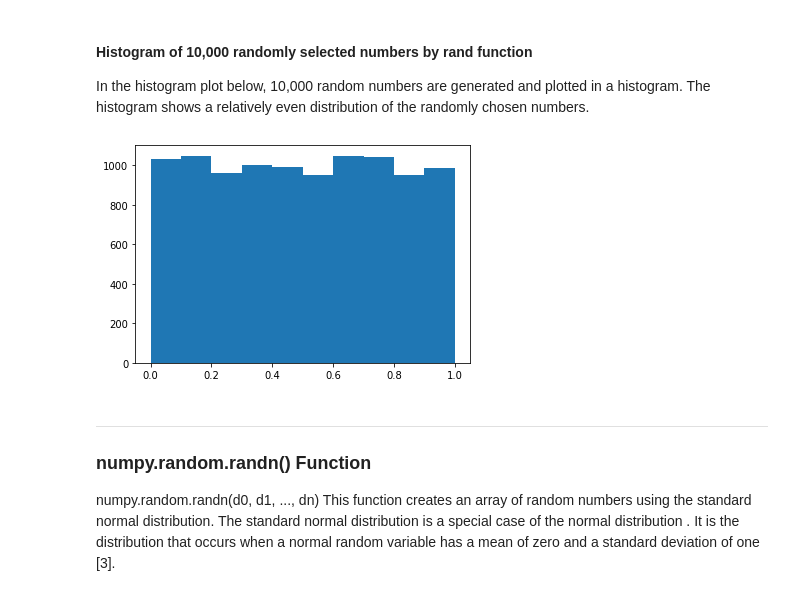
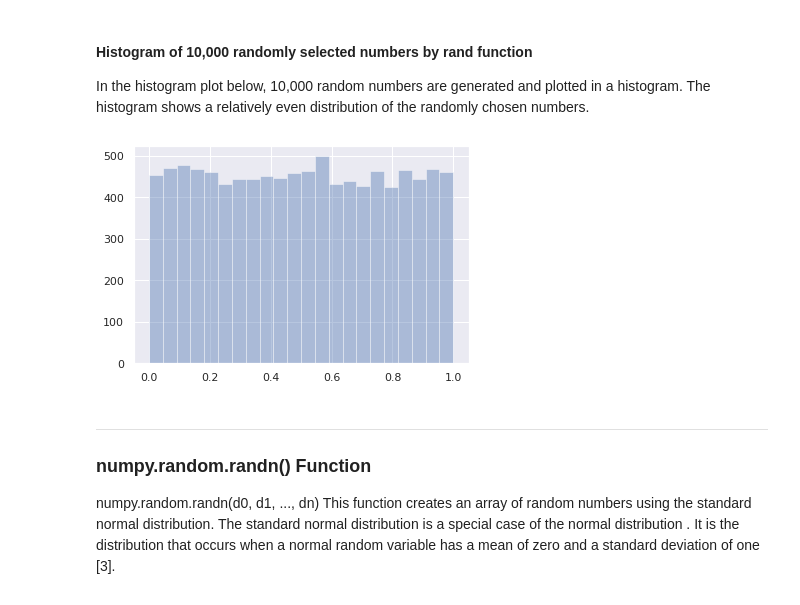
Before and after one commit to AdrianDonohoe/numpy.random, a Jupyter notebook: numpy-random.ipynb, the cells around one changed output. Cells and saved outputs as stored; diff of their text form; code cells hidden in the pictures.

```diff
--- a/numpy-random.ipynb
+++ b/numpy-random.ipynb
@@ -12,3 +10,8 @@ import numpy as np # import the numpy package
+# %%
+import numpy as np # import the numpy package
+import seaborn as sns # import seaborn
+sns.set(style="darkgrid") # set dark grid style
+import matplotlib.pyplot as plt # Import pyplot in order to use the hist function in matplotlib
 # %% [markdown]
 ***
 ## Simple Random Data Functions
@@ -73,10 +76,10 @@ array([0.90370443, 0.77784505, 0.20506306, 0.48466893, 0.41710026,
 In the histogram plot below, 10,000 random numbers are generated and plotted in a histogram. The histogram shows a relatively even distribution of the randomly chosen numbers.
 # %%
 x = np.random.rand(10000) # Create a random array of 10000 numbers between 0 and 1
-import matplotlib.pyplot as plt # Import pyplot in order to use the hist function in matplotlib
-plt.hist(x); # Plot a histogram of x
+
+sns.distplot(x,kde=False); # Plot a histogram of x
 # %% [output]
-[figure, old version]
+[figure, new version]
 # %% [markdown]
 ***
 ### numpy.random.randn() Function
```
Also changed, not shown: parts of 10 cells of this notebook.
